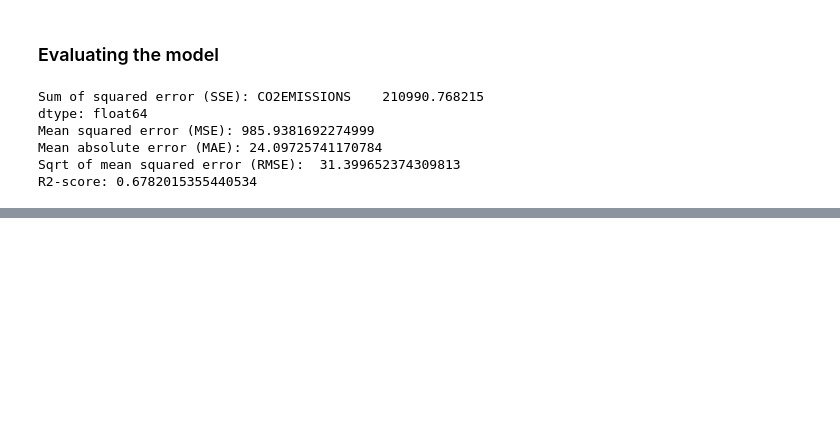
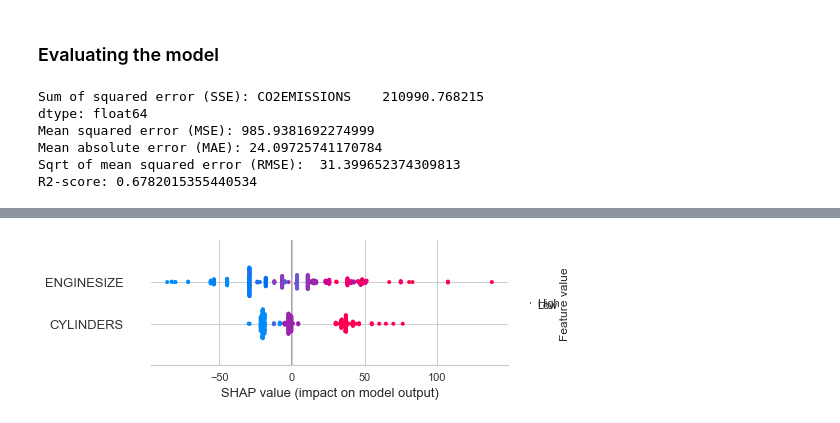
Before and after one commit to cchuang2009/2022-1, a Jupyter notebook: Python_IM/2023-2/Week_11_CO2_Emission_by_CAR.ipynb, the cells around one changed output, grey strips where cells are left out. Saved outputs shown, nothing was run; the diff lists cells and outputs as text; code cells hidden in the pictures; blank space fills up the shorter version.

```diff
--- a/Python_IM/2023-2/Week_11_CO2_Emission_by_CAR.ipynb
+++ b/Python_IM/2023-2/Week_11_CO2_Emission_by_CAR.ipynb
@@ -256,0 +610,2 @@ As same as the processing for estimated between `Engingesize ➡︎ CO2 emission
+# %%
+saved_final_cat = load_model('Final_cat_2023_4')
@@ -256,0 +643,5 @@ As same as the processing for estimated between `Engingesize ➡︎ CO2 emission
+# %%
+# interpret summary model
+interpret_model(saved_final_cat, plot = 'summary')
+# %% [output]
+[figure, added]
```
Also changed, not shown: parts of 43 cells of this notebook.
